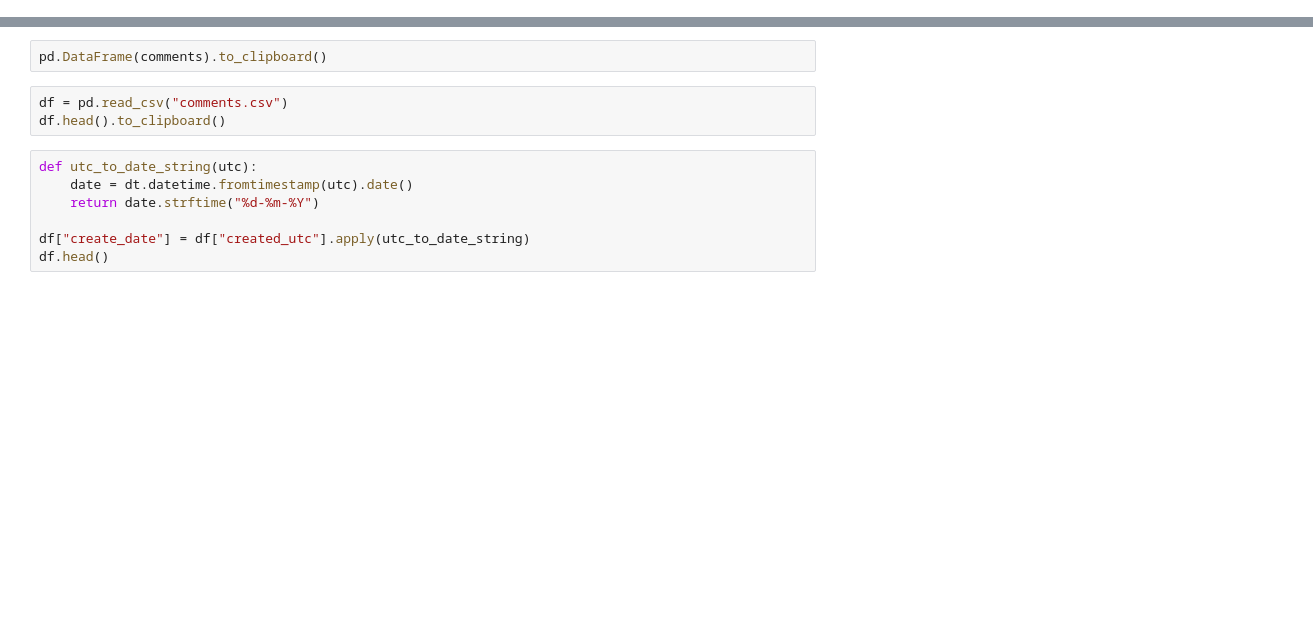
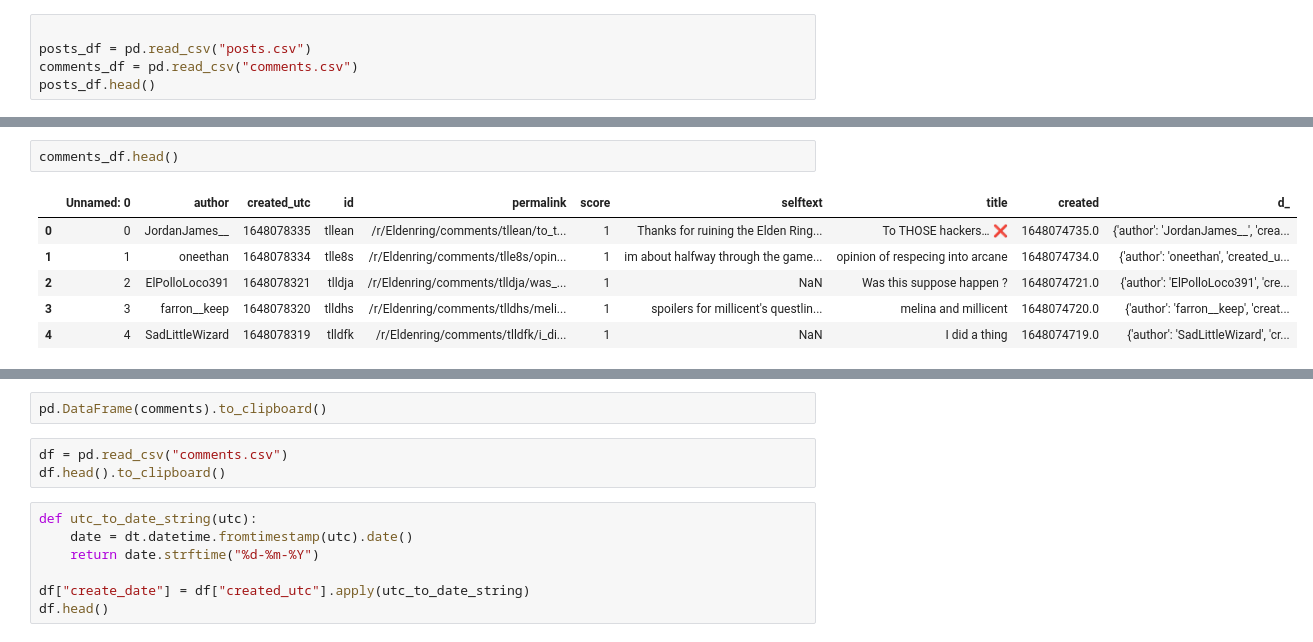
Before and after one commit to NeoJersey/analysis-of-r-eldenring, a Jupyter notebook: test.ipynb, the cells around one changed output, grey strips where cells are left out. Drawn from its saved outputs; the diff is of its cells as text; blank space fills up the shorter version.

Commit message:
get comments in batches

```diff
--- a/test.ipynb
+++ b/test.ipynb
@@ -33 +63,6 @@ df.to_csv("posts.csv", index=None)
 # df.to_clipboard()
+# %%
+
+posts_df = pd.read_csv("posts.csv")
+comments_df = pd.read_csv("comments.csv")
+posts_df.head()
@@ -33,0 +76,9 @@ df.to_csv("posts.csv", index=None)
+# %%
+comments_df.head()
+# %% [output]
+|  | Unnamed: 0 | author | created_utc | id | permalink | score | selftext | title | created | d_ |
+| 0 | 0 | JordanJames__ | 1648078335 | tllean | /r/Eldenring/comments/tllean/to_t... | 1 | Thanks for ruining the Elden Ring... | To THOSE hackers… ❌ | 1648074735.0 | {'author': 'JordanJames__', 'crea... |
+| 1 | 1 | oneethan | 1648078334 | tlle8s | /r/Eldenring/comments/tlle8s/opin... | 1 | im about halfway through the game... | opinion of respecing into arcane | 1648074734.0 | {'author': 'oneethan', 'created_u... |
+| 2 | 2 | ElPolloLoco391 | 1648078321 | tlldja | /r/Eldenring/comments/tlldja/was_... | 1 | NaN | Was this suppose happen ? | 1648074721.0 | {'author': 'ElPolloLoco391', 'cre... |
+| 3 | 3 | farron__keep | 1648078320 | tlldhs | /r/Eldenring/comments/tlldhs/meli... | 1 | spoilers for millicent's questlin... | melina and millicent | 1648074720.0 | {'author': 'farron__keep', 'creat... |
+| 4 | 4 | SadLittleWizard | 1648078319 | tlldfk | /r/Eldenring/comments/tlldfk/i_di... | 1 | NaN | I did a thing | 1648074719.0 | {'author': 'SadLittleWizard', 'cr... |
```
Also changed, not shown: parts of 16 cells of this notebook.
